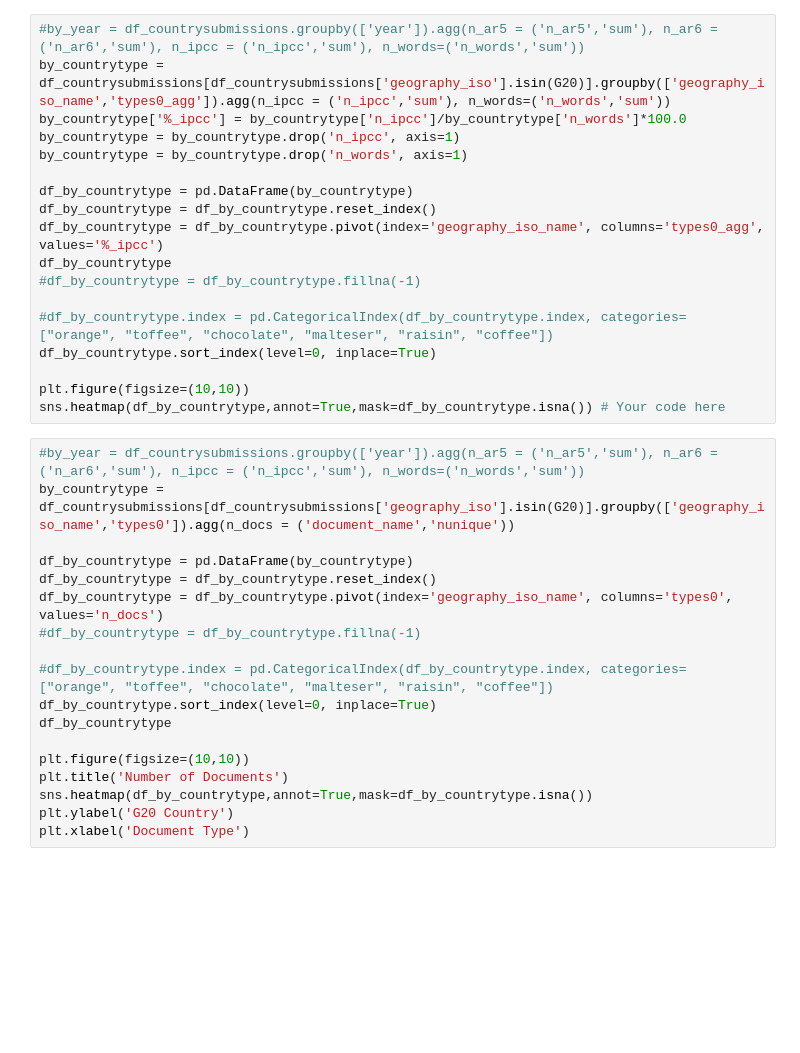
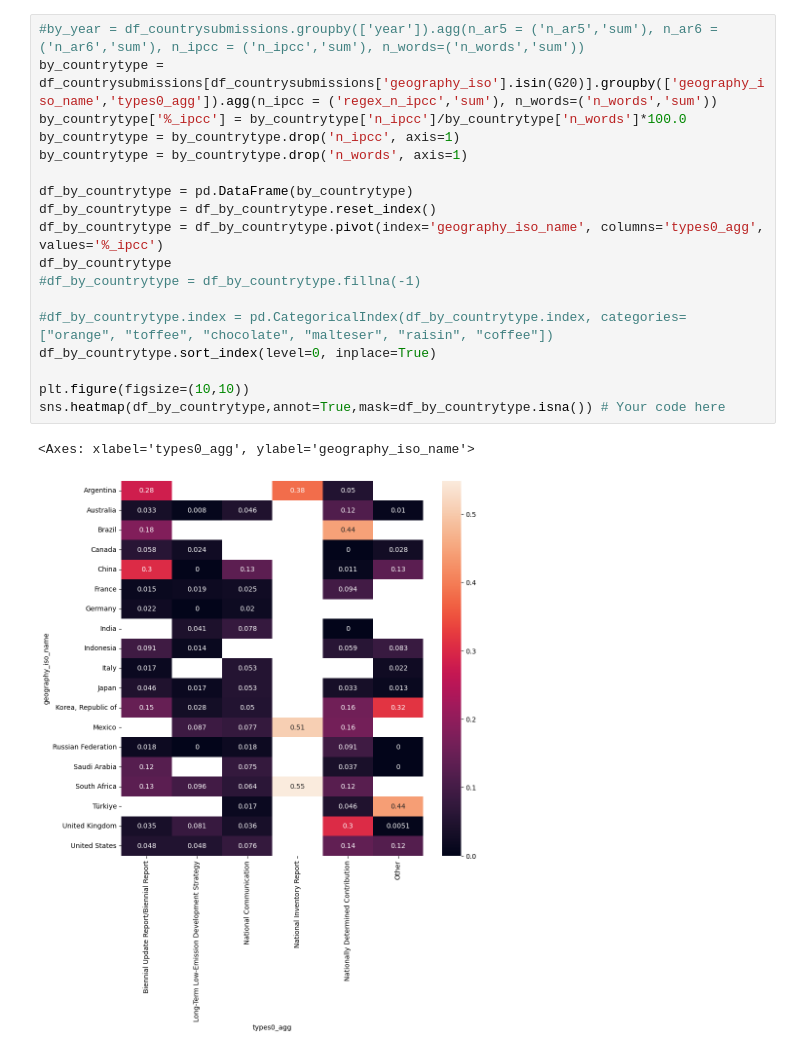
Before and after one commit to jiaminlim/IPCCandUNFCCC, a Jupyter notebook: mention counts/Analysis - Mention Counts.ipynb, the cells around one changed output. Drawn from its saved outputs; the diff is of its cells as text; blank space fills up the shorter version.

```diff
--- a/mention counts/Analysis - Mention Counts.ipynb
+++ b/mention counts/Analysis - Mention Counts.ipynb
@@ -292,36 +290,21 @@ sns.heatmap(df_by_countrytype,annot=True,mask=df_by_countrytype.isna())
 # %%
 #by_year = df_countrysubmissions.groupby(['year']).agg(n_ar5 = ('n_ar5','sum'), n_ar6 = ('n_ar6','sum'), n_ipcc = ('n_ipcc','sum'), n_words=('n_words','sum'))
-by_countrytype = df_countrysubmissions[df_countrysubmissions['geography_iso'].isin(G20)].groupby(['geography_iso_name','types0_agg']).agg(n_ipcc = ('n_ipcc','sum'), n_words=('n_words','sum'))
+by_countrytype = df_countrysubmissions[df_countrysubmissions['geography_iso'].isin(G20)].groupby(['geography_iso_name','types0_agg']).agg(n_ipcc = ('regex_n_ipcc','sum'), n_words=('n_words','sum'))
 by_countrytype['%_ipcc'] = by_countrytype['n_ipcc']/by_countrytype['n_words']*100.0
 by_countrytype = by_countrytype.drop('n_ipcc', axis=1)
 by_countrytype = by_countrytype.drop('n_words', axis=1)
 
 df_by_countrytype = pd.DataFrame(by_countrytype)
 df_by_countrytype = df_by_countrytype.reset_index()
 df_by_countrytype = df_by_countrytype.pivot(index='geography_iso_name', columns='types0_agg', values='%_ipcc')
 df_by_countrytype
 #df_by_countrytype = df_by_countrytype.fillna(-1)
 
 #df_by_countrytype.index = pd.CategoricalIndex(df_by_countrytype.index, categories= ["orange", "toffee", "chocolate", "malteser", "raisin", "coffee"])
 df_by_countrytype.sort_index(level=0, inplace=True)
 
 plt.figure(figsize=(10,10))
 sns.heatmap(df_by_countrytype,annot=True,mask=df_by_countrytype.isna()) # Your code here
+# %% [output]
+<Axes: xlabel='types0_agg', ylabel='geography_iso_name'>
+[figure, added]
-# %%
-#by_year = df_countrysubmissions.groupby(['year']).agg(n_ar5 = ('n_ar5','sum'), n_ar6 = ('n_ar6','sum'), n_ipcc = ('n_ipcc','sum'), n_words=('n_words','sum'))
-by_countrytype = df_countrysubmissions[df_countrysubmissions['geography_iso'].isin(G20)].groupby(['geography_iso_name','types0']).agg(n_docs = ('document_name','nunique'))
-
-df_by_countrytype = pd.DataFrame(by_countrytype)
-df_by_countrytype = df_by_countrytype.reset_index()
-df_by_countrytype = df_by_countrytype.pivot(index='geography_iso_name', columns='types0', values='n_docs')
-#df_by_countrytype = df_by_countrytype.fillna(-1)
-
-#df_by_countrytype.index = pd.CategoricalIndex(df_by_countrytype.index, categories= ["orange", "toffee", "chocolate", "malteser", "raisin", "coffee"])
-df_by_countrytype.sort_index(level=0, inplace=True)
-df_by_countrytype
-
-plt.figure(figsize=(10,10))
-plt.title('Number of Documents')
-sns.heatmap(df_by_countrytype,annot=True,mask=df_by_countrytype.isna())
-plt.ylabel('G20 Country')
-plt.xlabel('Document Type')
```
Also changed, not shown: parts of 22 cells of this notebook, 23 other files.
